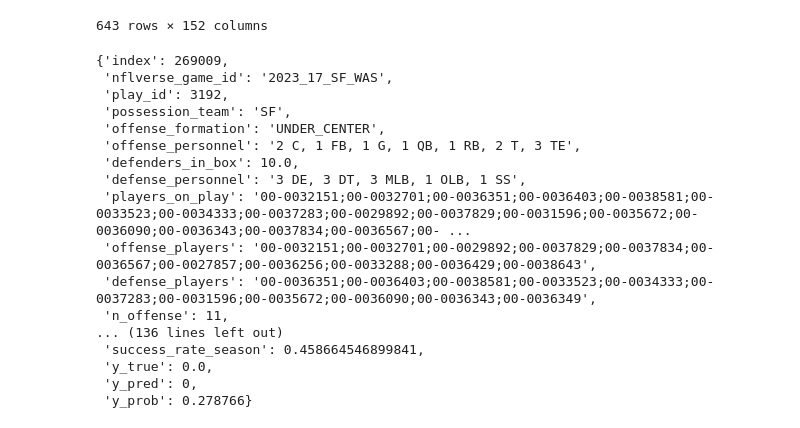
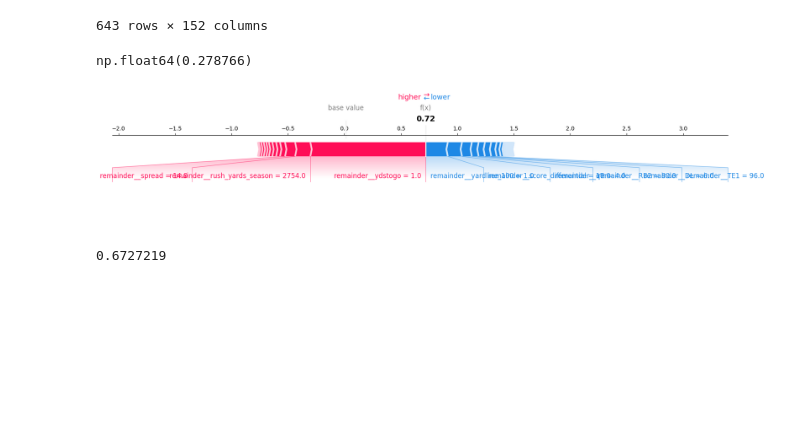
Before and after one commit to colin-seiler/NFL_SuccessWatch, a Jupyter notebook: notebooks/plots.ipynb, the cells around one changed output. Cells and saved outputs as stored; diff of their text form; code cells hidden in the pictures; blank space fills up the shorter version.

Commit message:
viewing plots

```diff
--- a/notebooks/plots.ipynb
+++ b/notebooks/plots.ipynb
@@ -80,21 +80,56 @@ data[data['ydstogo']==4]
 # %%
 idx = data[data["ydstogo"] == 1]['y_prob'].idxmin()
 data.loc[idx].to_dict()
+data.iloc[idx]['y_prob']
 # %% [output]
-{'index': 269009,
- 'nflverse_game_id': '2023_17_SF_WAS',
- 'play_id': 3192,
- 'possession_team': 'SF',
- 'offense_formation': 'UNDER_CENTER',
- 'offense_personnel': '2 C, 1 FB, 1 G, 1 QB, 1 RB, 2 T, 3 TE',
- 'defenders_in_box': 10.0,
- 'defense_personnel': '3 DE, 3 DT, 3 MLB, 1 OLB, 1 SS',
- 'players_on_play': '00-0032151;00-0032701;00-0036351;00-0036403;00-0038581;00-0033523;00-0034333;00-0037283;00-0029892;00-0037829;00-0031596;00-0035672;00-0036090;00-0036343;00-0037834;00-0036567;00- ...
- 'offense_players': '00-0032151;00-0032701;00-0029892;00-0037829;00-0037834;00-0036567;00-0027857;00-0036256;00-0033288;00-0036429;00-0038643',
- 'defense_players': '00-0036351;00-0036403;00-0038581;00-0033523;00-0034333;00-0037283;00-0031596;00-0035672;00-0036090;00-0036343;00-0036349',
- 'n_offense': 11,
-... (136 lines left out)
- 'success_rate_season': 0.458664546899841,
- 'y_true': 0.0,
- 'y_pred': 0,
- 'y_prob': 0.278766}
+np.float64(0.278766)
+# %%
+import yaml
+import joblib
+import shap
+import pandas as pd
+
+with open("../cfg/pipeline.yml") as f:
+    config = yaml.safe_load(f)
+
+COLS = config["features"]["keep"]
+
+pipeline = joblib.load("../models/xgboost_optuna.joblib")
+preproc = pipeline.named_steps["preproc"]
+model = pipeline.named_steps["model"]
+
+data = data[COLS]
+
+# transform data
+X_pre = preproc.transform(data)
+
+# recover names from ColumnTransformer
+feature_names = preproc.get_feature_names_out()
+
+# convert to DataFrame so SHAP works better
+X_pre_df = pd.DataFrame(X_pre, columns=feature_names)
+
+# pick the SHAP values for the positive class
+explainer = shap.TreeExplainer(model)
+shap_values = explainer.shap_values(X_pre_df)
+
+shap.force_plot(
+    explainer.expected_value,
+    shap_values[idx],
+    X_pre_df.iloc[idx],
+    matplotlib=True
+)
+# %% [output]
+[figure, added]
+# %%
+import shap
+import numpy as np
+
+raw_base = explainer.expected_value
+raw_shap = shap_values[idx].sum()
+raw_output = raw_base + raw_shap
+
+prob_output = 1 / (1 + np.exp(-raw_output))
+print(prob_output)  # should match predict_proba
+# %% [output]
+0.6727219
```
Also changed, not shown: parts of 6 cells of this notebook.
